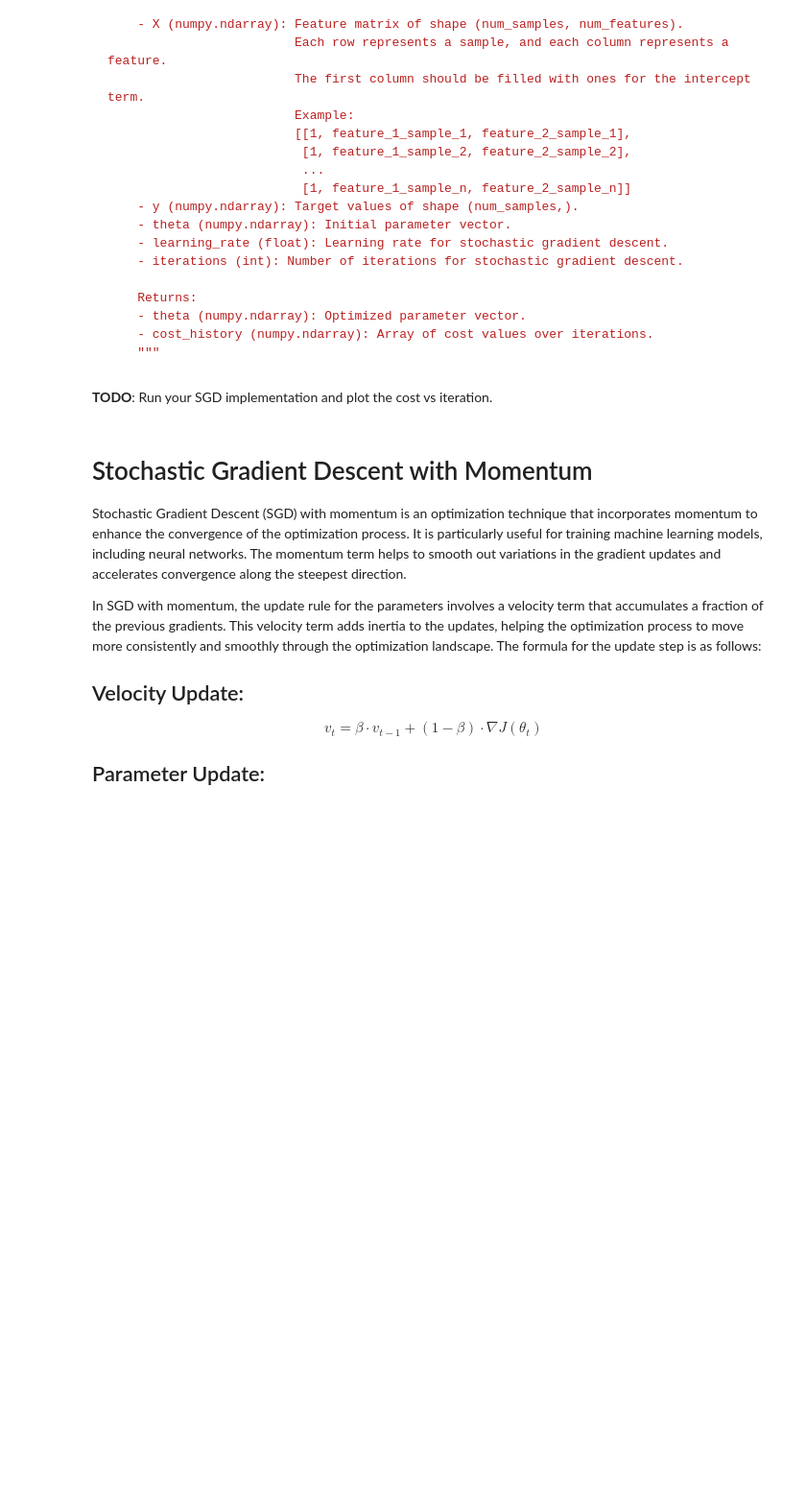
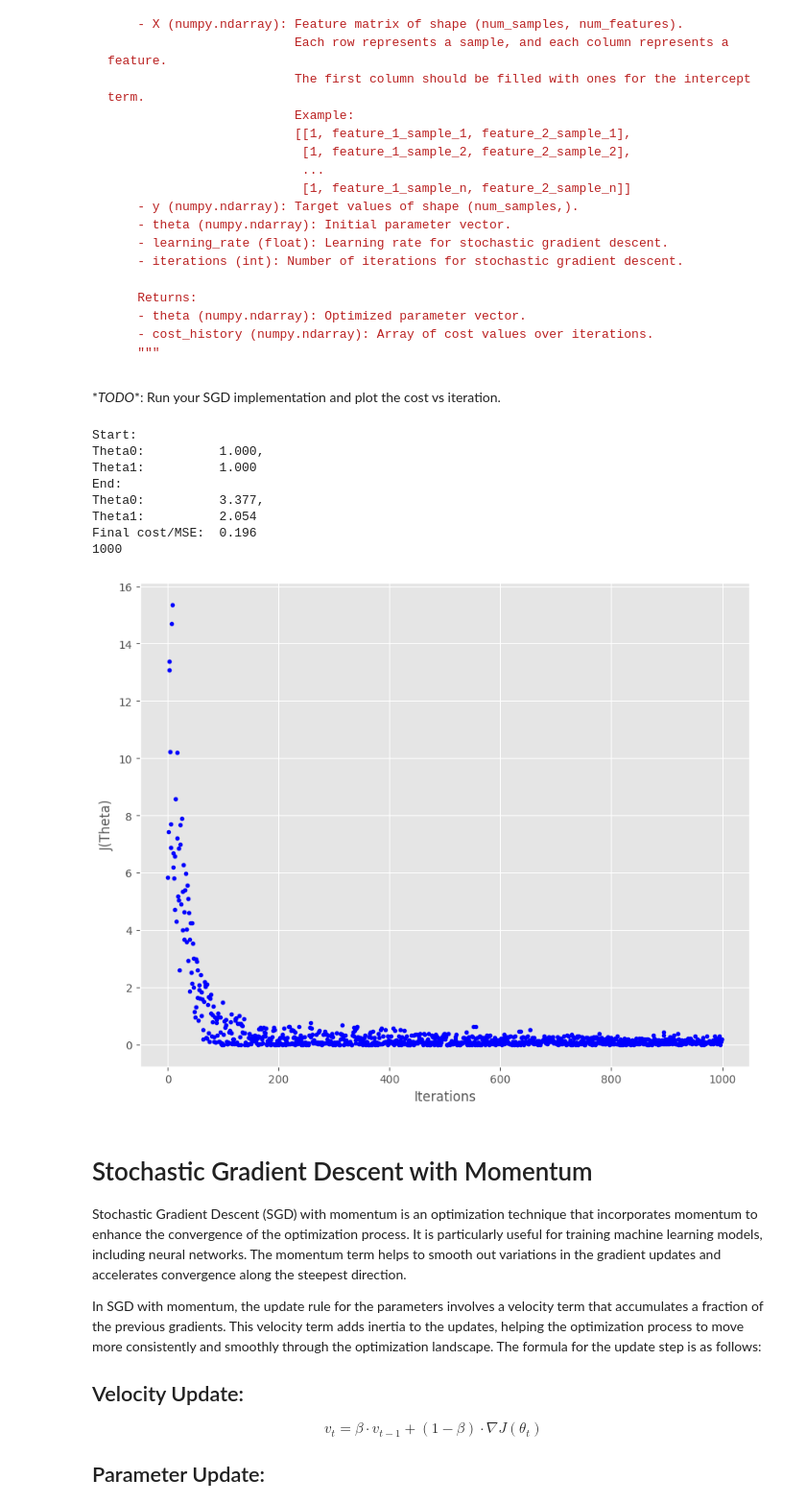
Before and after one commit to IamShubhamRana/tcl, a Jupyter notebook: Gradient_Descent.ipynb, the cells around one changed output. Shown at 96% size. Saved outputs shown, nothing was run; the diff lists cells and outputs as text; code cells hidden in the pictures; blank space fills up the shorter version.

```diff
--- a/Gradient_Descent.ipynb
+++ b/Gradient_Descent.ipynb
@@ -435,5 +413,65 @@ def stochastic_gradient_descent(X, y, theta, learning_rate=0.01, iterations=10):
+# %%
+def stochastic_gradient_descent(X, y, theta, learning_rate=0.01, iterations=10):
+  cost_history = []
+  theta_history = theta.copy()
+  for iteration in range(iterations):
+    for i in range(len(X)):
+      random_index = np.random.randint(len(X))
+      xi = X[random_index:random_index+1]
+      yi = y[random_index:random_index+1]
+      cost = calculate_cost(theta, xi, yi)
+      gradients = xi.T.dot(xi.dot(theta)-yi)
+      theta -= learning_rate * gradients
+      cost_history.append(cost)
+      theta_history = np.vstack([theta_history,theta])
+  return theta, cost_history, theta_history
 # %% [markdown]
-**TODO**: Run your SGD implementation and plot the cost vs iteration.
+\**TODO**: Run your SGD implementation and plot the cost vs iteration.
+# %%
+theta = theta_guess.copy()
+theta_history = theta
+
+print("Start:")
+print(
+    "Theta0:          {:0.3f},\nTheta1:          {:0.3f}".format(
+        theta[0][0], theta[1][0]
+    )
+)
+
+# Add a column of ones to the feature matrix X:
+X_b = np.c_[np.ones((len(X), 1)), X]
+
+# Run Gradient Descent:
+theta, cost_history, theta_history = stochastic_gradient_descent(
+    X_b, y, theta
+)
+final_theta['SGD']= theta
+
+
+print("End:")
+print(
+    "Theta0:          {:0.3f},\nTheta1:          {:0.3f}".format(
+        theta[0][0], theta[1][0]
+    )
+)
+print("Final cost/MSE:  {:0.3f}".format(cost_history[-1]))
+final_cost['SGD']= cost_history[-1]
+
+fig,ax = plt.subplots(figsize=(10,8))
+print(len(cost_history))
+ax.set_ylabel('J(Theta)')
+ax.set_xlabel('Iterations')
+_=ax.plot(range(1000),cost_history,'b.')
+# %% [output]
+Start:
+Theta0:          1.000,
+Theta1:          1.000
+End:
+Theta0:          3.377,
+Theta1:          2.054
+Final cost/MSE:  0.196
+1000
+[figure, added]
 # %% [markdown]
 # Stochastic Gradient Descent with Momentum
 
```
Also changed, not shown: parts of 5 cells of this notebook.
